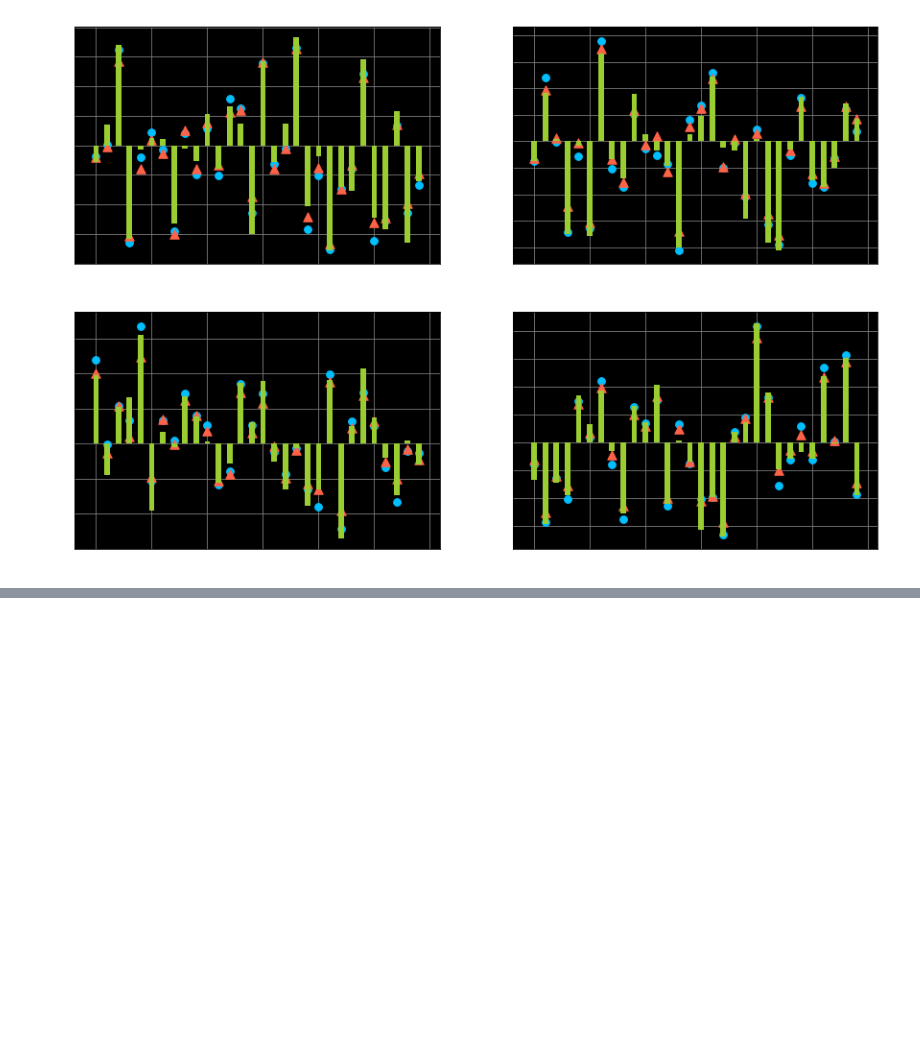
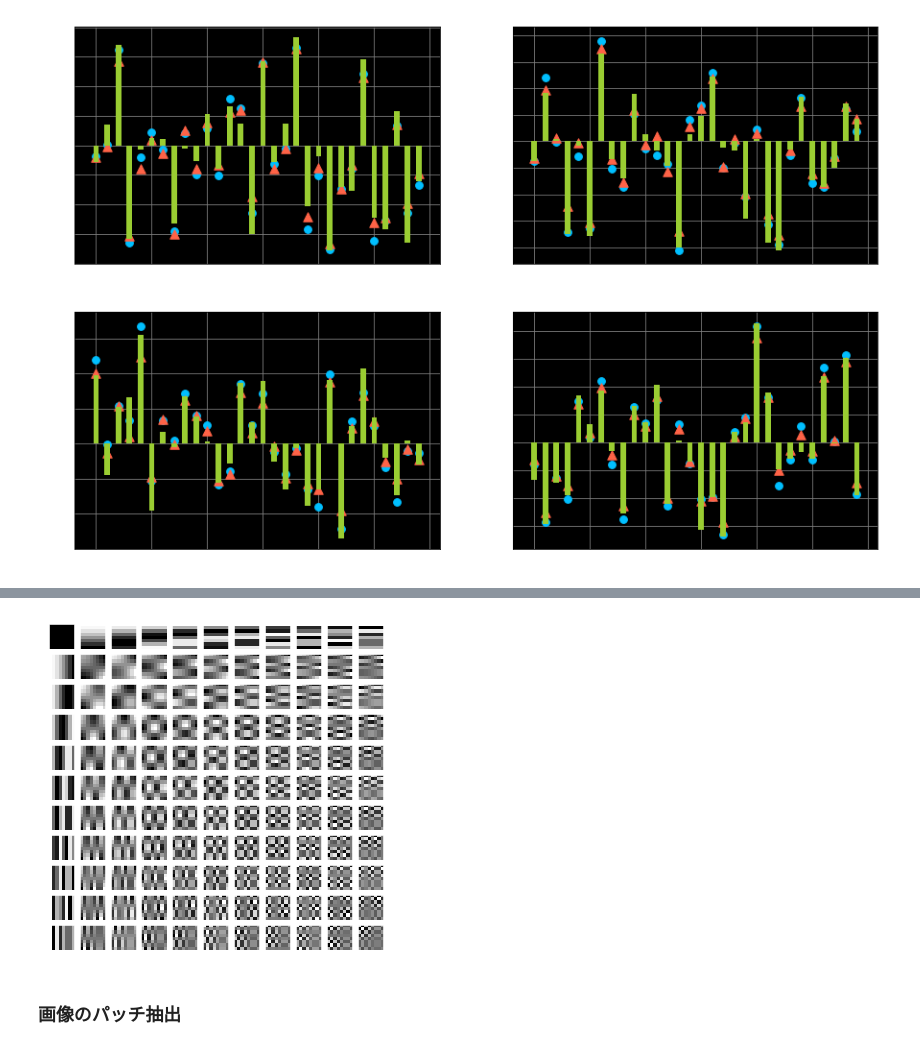
Before and after one commit to yugitti/sparse, a Jupyter notebook: 辞書学習/Untitled.ipynb, the cells around one changed output, grey strips where cells are left out. Saved outputs shown, nothing was run; the diff lists cells and outputs as text; code cells hidden in the pictures; blank space fills up the shorter version.

```diff
--- a/辞書学習/Untitled.ipynb
+++ b/辞書学習/Untitled.ipynb
@@ -70,14 +70,19 @@ def percent_recovery_of_atoms(A, A0, threshold=0.99):
 def MOD(X, y, D, k0, tol=1e-4, n_iter=50, D0=None):
     log = []
     for n in range(n_iter):
-        for i in range(Y.shape[1]): ## データごとに処理
+        print("ITERATION: [{}]".format(n))
+        print("START OMP")
+        for i in range(y.shape[1]): ## データごとに処理
             X[:,i], _ = OMP(D, y[:,i], k0=k0, tol=tol)
+        print("FINISH OMP")
         opt = np.abs( y - D @ X).mean()
+        print("START TO CALCURATE INVERSE MATRIX")
         XXTinv = np.linalg.pinv(X@X.T)
+        print("FINISH CALCURATE INVERSE MATRIX")
         D = y @ (X.T @ XXTinv)
         D = D @ np.diag(1.0 / np.sqrt(np.diag(D.T @ D))) ## 正規化
 
-        if A0 is not None:
+        if D0 is not None:
             opt2 = percent_recovery_of_atoms(D, D0)
             log.append((opt, opt2))
         else:
@@ -162,0 +181,4 @@ for i in range(2):
+# %%
+k = 10
+size = 8
+num = 11
@@ -162,0 +199,31 @@ for i in range(2):
+# %%
+def getDCTImage2(size, num):
+    basicImage = []
+    for k in range(11):
+        dct_img =  np.array([np.cos(i*k*np.pi / num) for i in range(size)]).repeat(size).reshape(size,size)
+        dct_img -= dct_img.mean()
+        basicImage.append(dct_img)
+
+    DCT2D = np.zeros([size, size, num, num])
+    for i in range(num):
+        for j in range(num):
+            if i==0:
+                DCT2D[:,:,i,j] = basicImage[j].T
+            elif j==0:
+                DCT2D[:,:,i,j] = basicImage[i]
+            else:
+                DCT2D[:,:,i,j] = basicImage[i] @ basicImage[j].T
+    return DCT2D
+# %%
+DCT2D = getDCTImage2(size, num)
+# %%
+figs, axs = plt.subplots(num,num,figsize=(6,6))
+for row in range(num):
+    for col in range(num):
+        axs[row][col].imshow(DCT2D[:,:,col,row], cmap='gray')
+        axs[row][col].set_xticks([])
+        axs[row][col].set_yticks([])
+# %% [output]
+[figure, added]
+# %% [markdown]
+### 画像のパッチ抽出
```
Also changed, not shown: parts of 17 cells of this notebook, 1 other file.
